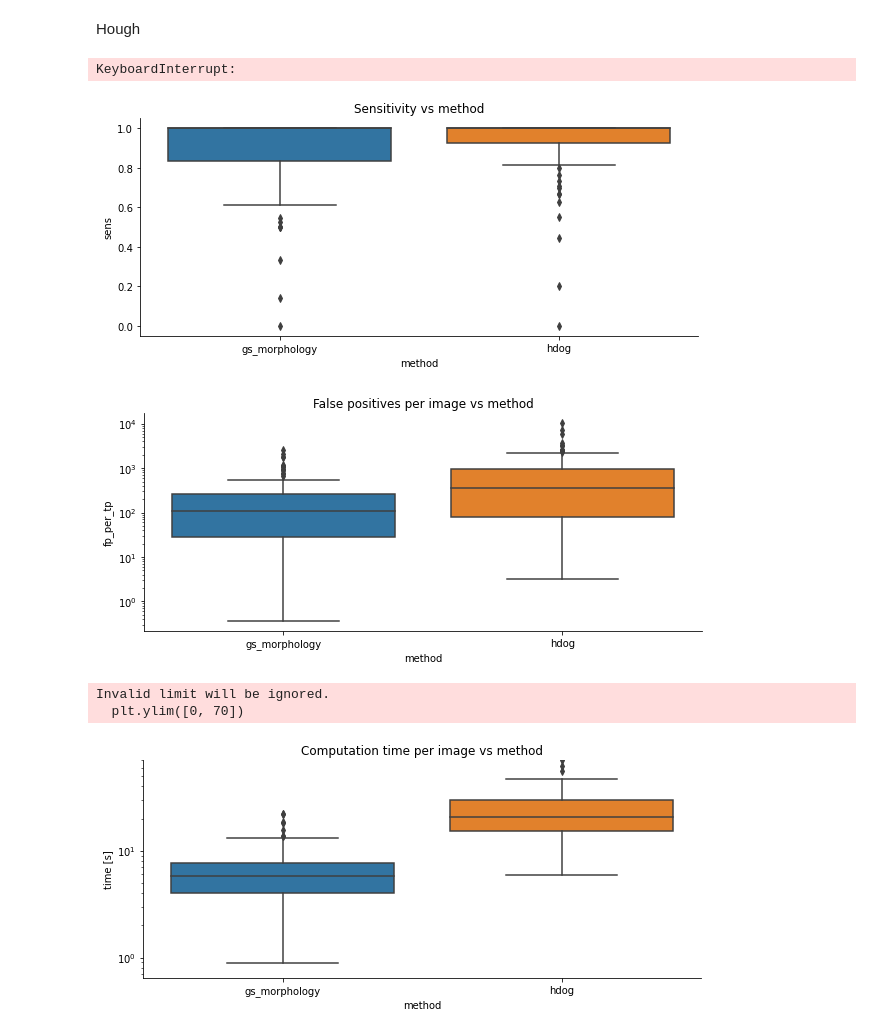
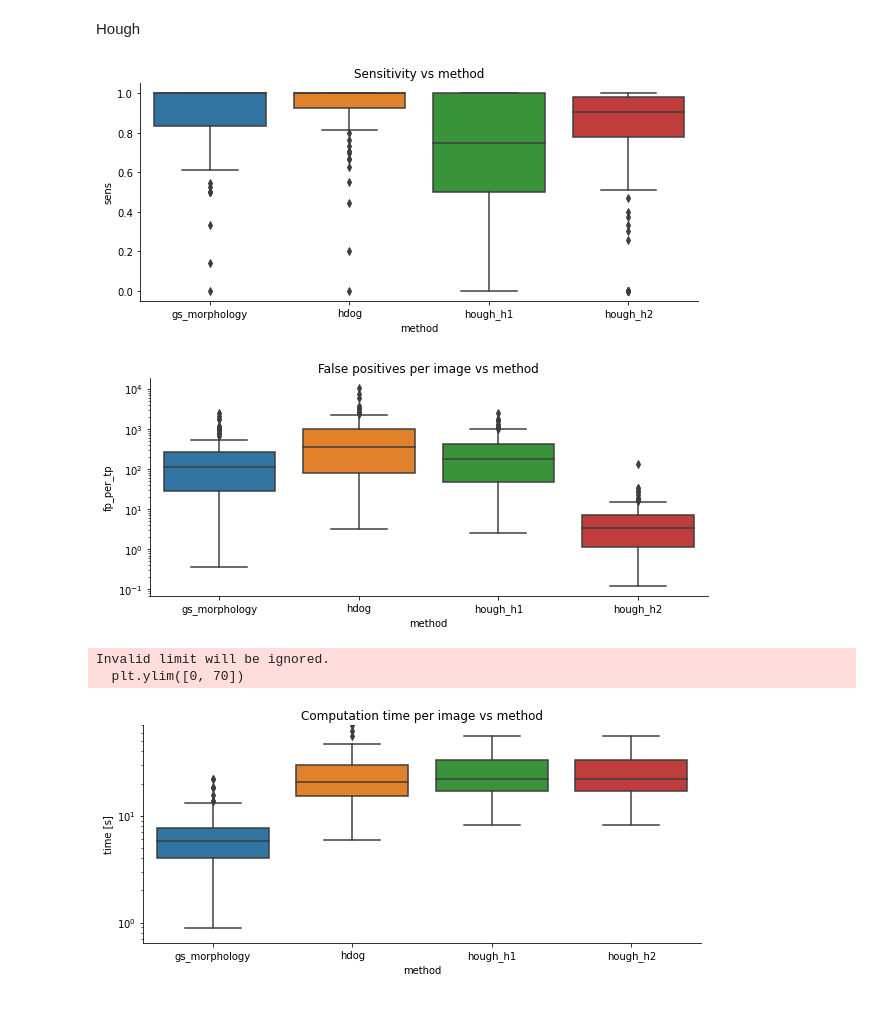
Before and after one commit to joaco18/calc-det, a Jupyter notebook: notebooks/[TEST]mc_candidates_comparison.ipynb, the cells around one changed output. Cells and saved outputs as stored; diff of their text form; code cells hidden in the pictures.

Commit message:
rerun cmparison reproducible all methods

```diff
--- a/notebooks/[TEST]mc_candidates_comparison.ipynb
+++ b/notebooks/[TEST]mc_candidates_comparison.ipynb
@@ -355,7 +355,7 @@ Hough
 hough_results_path = results_path / 'Hough'
 hough_results_path.mkdir(exist_ok=True, parents=True)
 
-processed_imgs_path = hdog_results_path / 'hough_images'
+processed_imgs_path = hough_results_path / 'hough_images'
 processed_imgs_path.mkdir(exist_ok=True, parents=True)
 
 dehazing_params = {'omega': 0.9, 'window_size': 11, 'radius': 40, 'eps': 1e-5}
@@ -412,8 +412,6 @@ with open(results_path/f'{filename}_h1.pkl', 'wb') as f:
 results_hough_h2.to_csv(results_path/f'{filename}_h2.csv')
 with open(results_path/f'{filename}_h2.pkl', 'wb') as f:
     pickle.dump(result_det_h2, f)
-# %% [output]
-KeyboardInterrupt:
 # %%
 filename = 'md_th-0.97_mindist-6_area-14'
 results_morphology = pd.read_csv(results_path/f'{filename}.csv')
@@ -423,42 +421,42 @@ filename = 'hdog_ms-1_Ms-3_ns-20_dth-0.006_dmd-6'
 results_hdog = pd.read_csv(results_path/f'{filename}.csv')
 results_hdog['method'] = 'hdog'
 
-# results_hough_h1 = pd.read_csv(results_path/'hough_default_h1.csv')
-# results_hough_h1['method'] = 'hough_h1'
-# results_hough_h2 = pd.read_csv(results_path/'hough_default_h2.csv')
-# results_hough_h2['method'] = 'hough_h2'
+results_hough_h1 = pd.read_csv(results_path/'hough_default_h1.csv')
+results_hough_h1['method'] = 'hough_h1'
+results_hough_h2 = pd.read_csv(results_path/'hough_default_h2.csv')
+results_hough_h2['method'] = 'hough_h2'
 
-# results = pd.concat([results_morphology, results_hdog, results_hough_h1, results_hough_h2], ignore_index=True)
-results = pd.concat([results_morphology, results_hdog], ignore_index=True)
+results = pd.concat([results_morphology, results_hdog, results_hough_h1, results_hough_h2], ignore_index=True)
+# results = pd.concat([results_morphology, results_hdog], ignore_index=True)
 results['FPR'] = results['FP'] / (results['FP'] + results['TP'])
 results['mfpi'] = (results['FP'] / len(results)).sum()
 results['sens'] = results['TP'] / (results['TP'] + results['FN'])
 results['fp_per_tp'] = results['FP'] / (results['TP'])
 
 plt.figure(figsize=(10, 4))
 plt.title('Sensitivity vs method')
 sns.boxplot(data=results, x='method', y='sens')
 sns.despine()
 plt.show()
 
 plt.figure(figsize=(10, 4))
 plt.title('False positives per image vs method')
 sns.boxplot(data=results, x='method', y='fp_per_tp')
 plt.yscale('log')
 sns.despine()
 plt.show()
 
 plt.figure(figsize=(10, 4))
 plt.title('Computation time per image vs method')
 sns.boxplot(data=results, x='method', y='time')
 plt.yscale('log')
 sns.despine()
 plt.ylabel('time [s]')
 plt.ylim([0, 70])
 plt.show()
 # %% [output]
-[figure, old version]
+[figure, new version]
-[figure, old version]
+[figure, new version]
 Invalid limit will be ignored.
   plt.ylim([0, 70])
-[figure, old version]
+[figure, new version]
```
